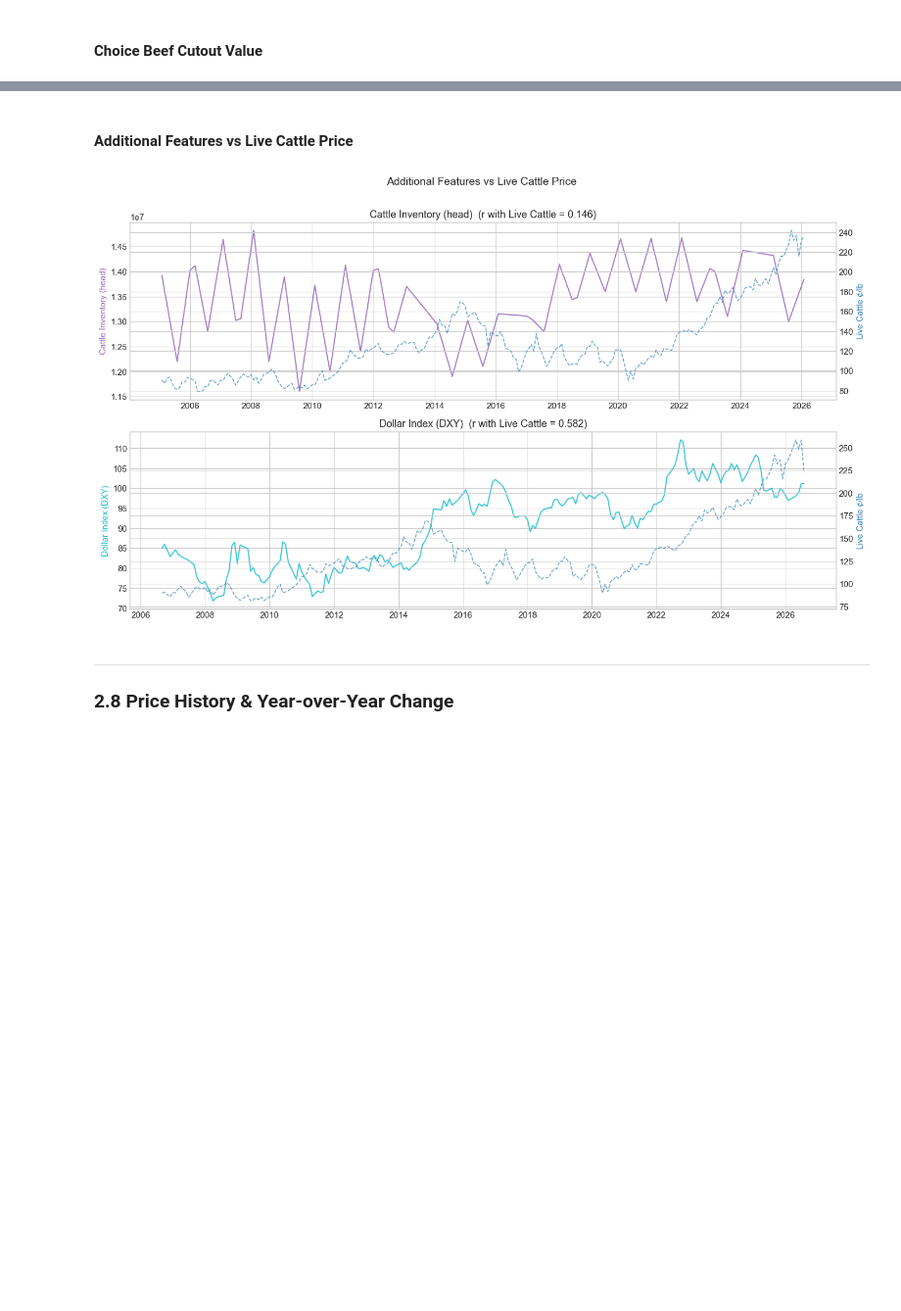
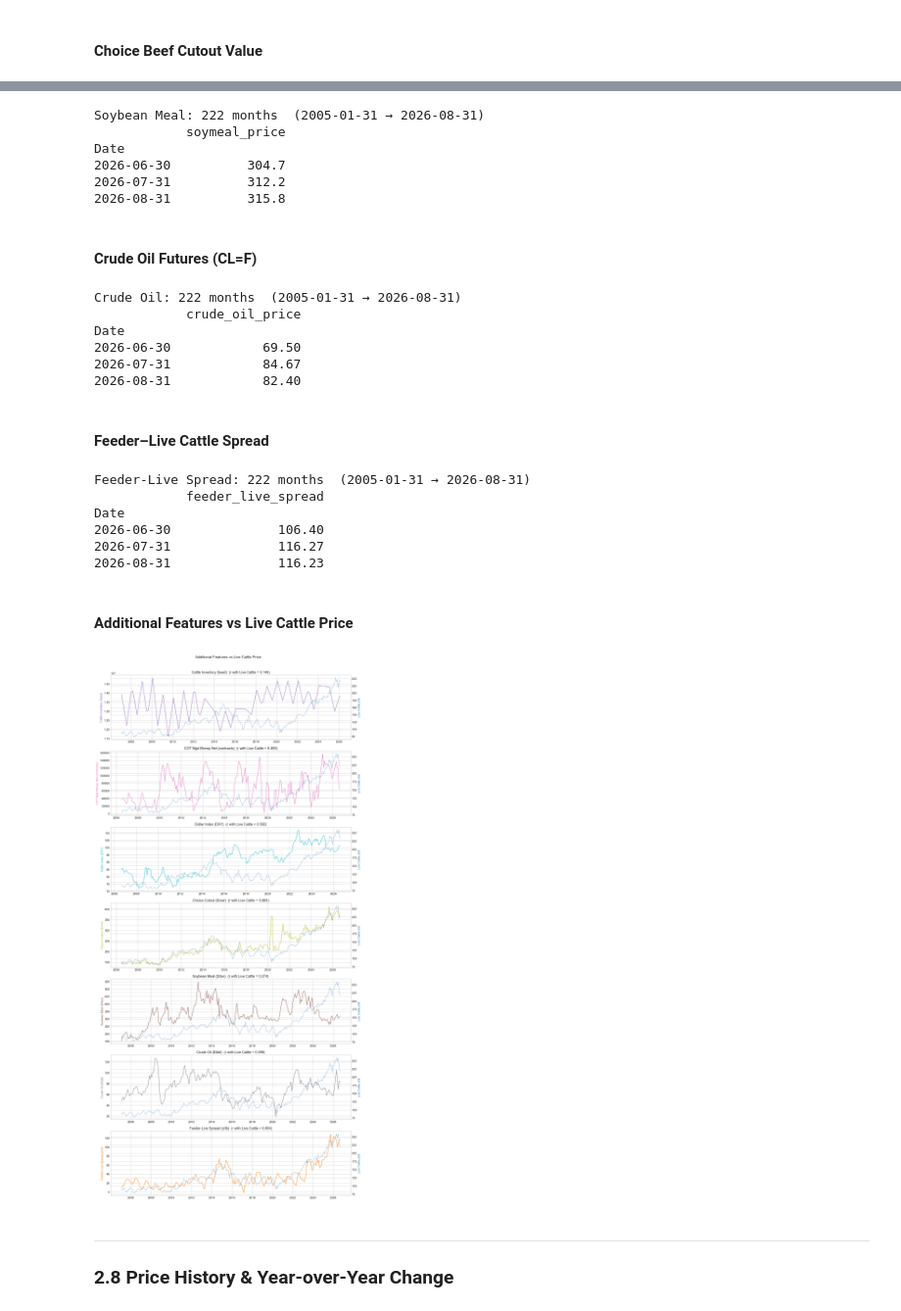
Before and after one commit to BrianPlace9151/cattle-price-predictor, a Jupyter notebook: beef_price_prediction_Main.ipynb, the cells around one changed output, grey strips where cells are left out. Shown at 98% size. Cells and saved outputs as stored; diff of their text form; code cells hidden in the pictures; blank space fills up the shorter version.

```diff
--- a/beef_price_prediction_Main.ipynb
+++ b/beef_price_prediction_Main.ipynb
@@ -299,9 +311,9 @@ Four high-value datasets are added to address the key gaps in the baseline featu
 # %%
 # ── Additional data file paths ────────────────────────────────────────────────
 COF_FILE     = CAPSTONE + 'cattle_on_feed.csv'
-COT_FILE     = DOWNLOADS + 'cftc_cot_cattle.csv'
+COT_FILE     = CAPSTONE + 'cftc_cot_cattle.csv'
 DXY_FILE     = CAPSTONE + 'dollar_index.csv'
-CUTOUT_FILE  = DOWNLOADS + 'choice_cutout.csv'
+CUTOUT_FILE  = CAPSTONE + 'choice_cutout.csv'
 
 addl_available = {
     'Cattle on Feed': os.path.exists(COF_FILE),
@@ -483,3 +510,62 @@ else:
+# %%
+# ── Load Soybean Meal Futures (yfinance) ──────────────────────────────────────
+# Source: CME Soybean Meal Futures (ZM=F) — alternative feed cost input alongside corn
+soymeal = load_yf_monthly('ZM=F', 'soymeal_price')  # $/short ton
+if soymeal is not None:
+    print(f"Soybean Meal: {soymeal.shape[0]} months  "
+          f"({soymeal.index.min().date()} → {soymeal.index.max().date()})")
+    print(soymeal.tail(3).round(2))
+else:
+    print("⚠  Could not fetch ZM=F from yfinance.")
+# %% [output]
+Soybean Meal: 222 months  (2005-01-31 → 2026-08-31)
+            soymeal_price
+Date
+2026-06-30          304.7
+2026-07-31          312.2
+2026-08-31          315.8
+# %% [markdown]
+#### Crude Oil Futures (CL=F)
+# %%
+# ── Load Crude Oil Futures (yfinance) ─────────────────────────────────────────
+# Source: NYMEX WTI Crude Oil Futures (CL=F) — transport, feed production, input cost pressure
+crude_oil = load_yf_monthly('CL=F', 'crude_oil_price')  # $/barrel
+if crude_oil is not None:
+    print(f"Crude Oil: {crude_oil.shape[0]} months  "
+          f"({crude_oil.index.min().date()} → {crude_oil.index.max().date()})")
+    print(crude_oil.tail(3).round(2))
+else:
+    print("⚠  Could not fetch CL=F from yfinance.")
+# %% [output]
+Crude Oil: 222 months  (2005-01-31 → 2026-08-31)
+            crude_oil_price
+Date
+2026-06-30            69.50
+2026-07-31            84.67
+2026-08-31            82.40
+# %% [markdown]
+#### Feeder–Live Cattle Spread
+# %%
+# ── Feeder–Live Cattle Spread (derived from existing yfinance series) ─────────
+# Gap filled: relative feeder/fed cattle pricing — a widening spread signals
+# rising placement costs relative to fed cattle value, a leading margin indicator.
+feeder_live_spread = None
+if feeder is not None and le is not None:
+    spread_df = feeder.join(le, how='inner')
+    feeder_live_spread = (spread_df['feeder_cattle_price'] - spread_df['live_cattle_price']) \
+        .rename('feeder_live_spread').to_frame()
+    print(f"Feeder-Live Spread: {feeder_live_spread.shape[0]} months  "
+          f"({feeder_live_spread.index.min().date()} → {feeder_live_spread.index.max().date()})")
+    print(feeder_live_spread.tail(3).round(2))
+else:
+    print("⚠  Feeder and/or Live Cattle series not available — skipping spread.")
+# %% [output]
+Feeder-Live Spread: 222 months  (2005-01-31 → 2026-08-31)
+            feeder_live_spread
+Date
+2026-06-30              106.40
+2026-07-31              116.27
+2026-08-31              116.23
 # %% [markdown]
 #### Additional Features vs Live Cattle Price
 # %%
@@ -488,7 +574,10 @@ if futures is not None:
         (cof[['cattle_inventory']] if cof    is not None else None, 'Cattle Inventory (head)',       '#9467bd'),
         (cot[['mm_net']]           if cot    is not None else None, 'COT Mgd Money Net (contracts)', '#e377c2'),
         (dxy                       if dxy    is not None else None, 'Dollar Index (DXY)',             '#17becf'),
-        (cutout                    if cutout is not None else None, 'Choice Cutout ($/cwt)',          '#bcbd22'),
+        (cutout[['choice_cutout']] if cutout is not None else None, 'Choice Cutout ($/cwt)',          '#bcbd22'),
+        (soymeal                   if soymeal is not None else None, 'Soybean Meal ($/ton)',          '#8c564b'),
+        (crude_oil                 if crude_oil is not None else None, 'Crude Oil ($/bbl)',           '#7f7f7f'),
+        (feeder_live_spread        if feeder_live_spread is not None else None, 'Feeder-Live Spread (¢/lb)', '#ff7f0e'),
     ]
     avail = [(df, label, color) for df, label, color in addl_series if df is not None]
 
@@ -497,34 +586,34 @@ if futures is not None:
         if len(avail) == 1:
             axes = [axes]
         le_me = le.copy()
         le_me.index = le_me.index.to_period('M').to_timestamp('M')
 
         for ax, (df, label, color) in zip(axes, avail):
             df_me = df.copy()
             df_me.index = df_me.index.to_period('M').to_timestamp('M')
             merged_tmp = df_me.join(le_me, how='inner').dropna()
             col = df_me.columns[0]
 
             ax2 = ax.twinx()
             ax.plot(merged_tmp.index, merged_tmp[col],
                     color=color, linewidth=1.5, alpha=0.85, label=label)
             ax2.plot(merged_tmp.index, merged_tmp['live_cattle_price'],
                      color='#2c7bb6', linewidth=1.2, linestyle='--', alpha=0.7,
                      label='Live Cattle Price')
             r = merged_tmp[col].corr(merged_tmp['live_cattle_price'])
             ax.set_title(f'{label}  (r with Live Cattle = {r:.3f})')
             ax.set_ylabel(label, color=color)
             ax2.set_ylabel('Live Cattle ¢/lb', color='#2c7bb6')
             ax.xaxis.set_major_locator(mdates.YearLocator(2))
             ax.xaxis.set_major_formatter(mdates.DateFormatter('%Y'))
 
         plt.suptitle('Additional Features vs Live Cattle Price', fontsize=14, y=1.01)
         plt.tight_layout()
         plt.show()
     else:
         print("No additional datasets loaded yet — download files and rerun.")
 # %% [output]
-[figure, old version]
+[figure, new version]
 # %% [markdown]
 ---
 ### 2.8 Price History & Year-over-Year Change
```
Also changed, not shown: parts of 34 cells of this notebook.
